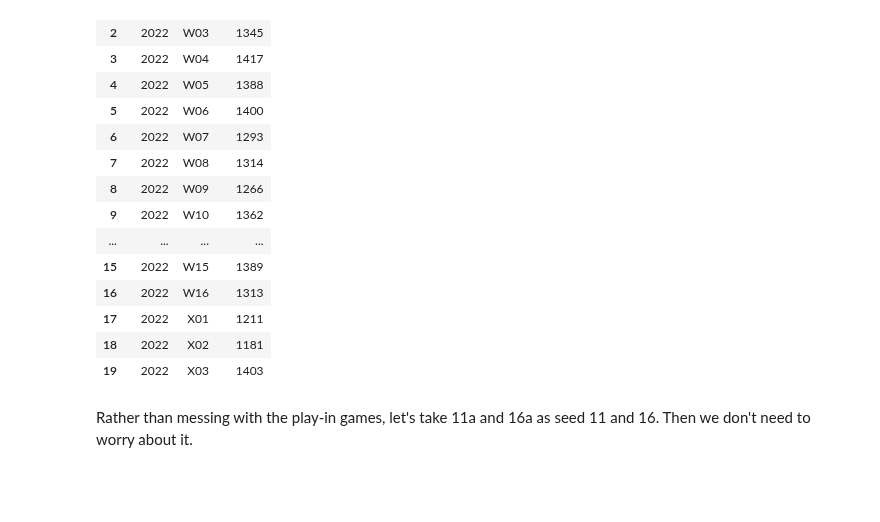
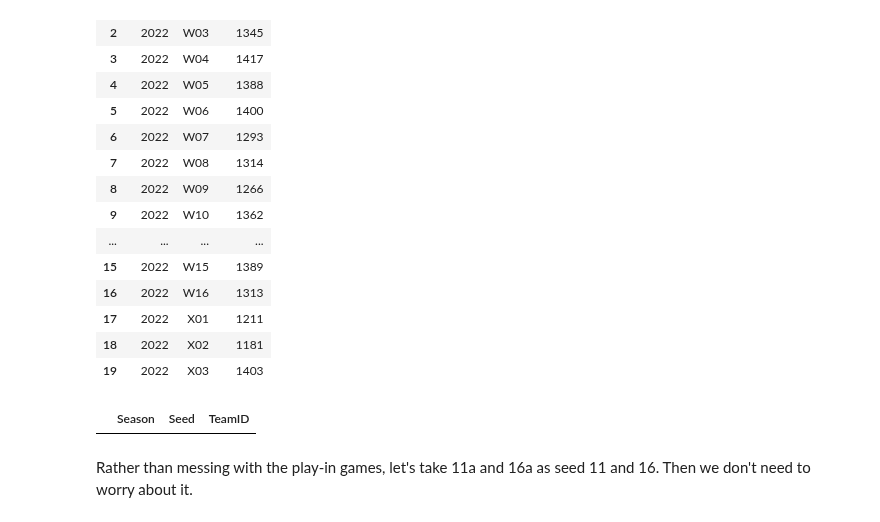
Before and after one commit to sethchart/kaggle-march-machine-learning-mania, a Jupyter notebook: notebooks/4.0-theberling-bracket-predictions.ipynb, the cells around one changed output. Drawn from its saved outputs; the diff is of its cells as text; code cells hidden in the pictures; blank space fills up the shorter version.

```diff
--- a/notebooks/4.0-theberling-bracket-predictions.ipynb
+++ b/notebooks/4.0-theberling-bracket-predictions.ipynb
@@ -105,6 +114,12 @@ df_seeds_thisyear.head(20)
 | 17 | 2022 | X01 | 1211 |
 | 18 | 2022 | X02 | 1181 |
 | 19 | 2022 | X03 | 1403 |
+# %%
+df_seeds_thisyear_women = df_seeds_women[df_seeds_women['Season']==2023]
+df_seeds_thisyear_women = df_seeds_thisyear_women.reset_index(drop=True)
+df_seeds_thisyear_women.head(20)
+# %% [output]
+|  | Season | Seed | TeamID |
 # %% [markdown]
 Rather than messing with the play-in games, let's take 11a and 16a as seed 11 and 16. Then we don't need to worry about it.
 # %%
```
Also changed, not shown: parts of 12 cells of this notebook, 1 other file.
